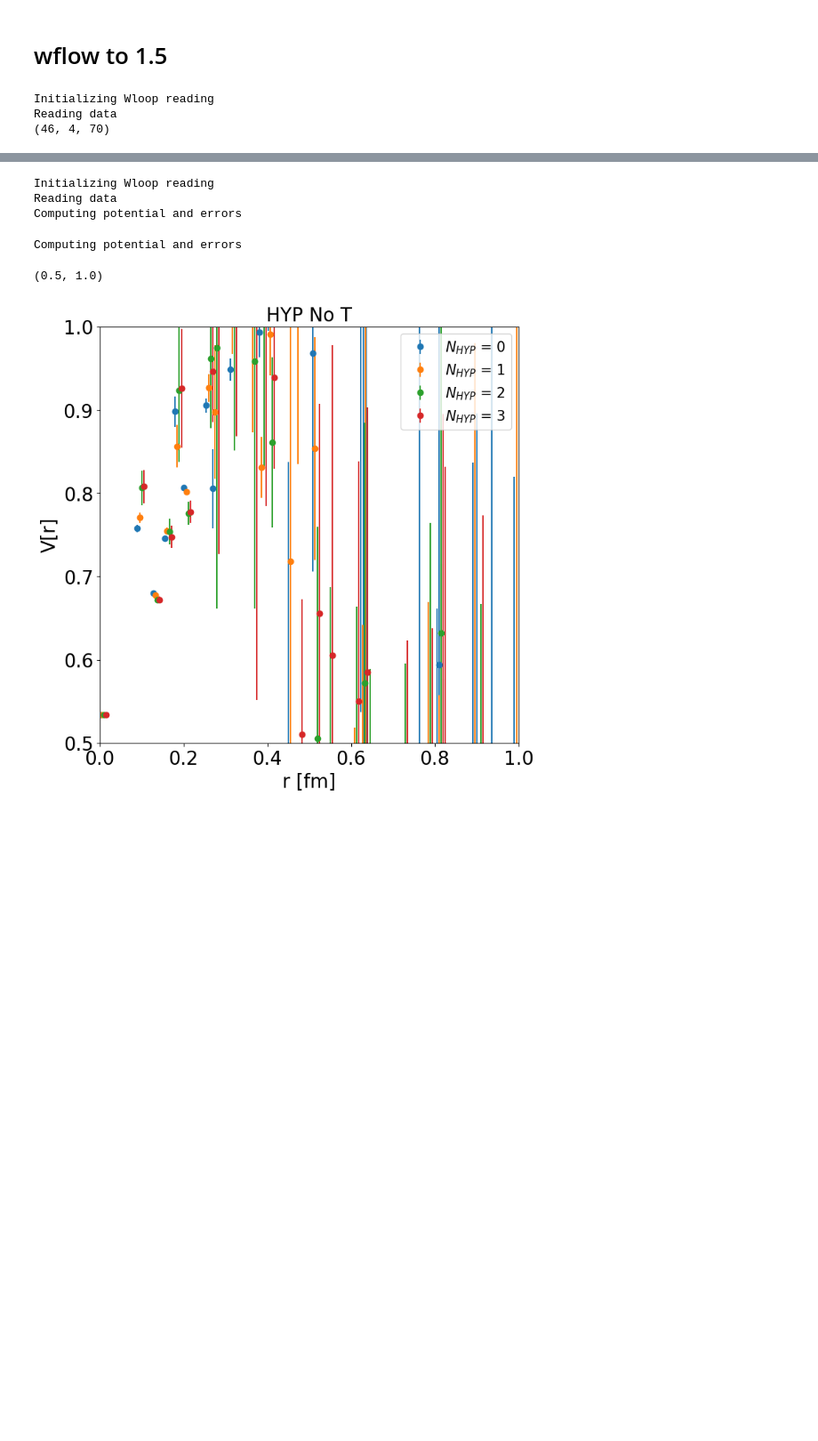
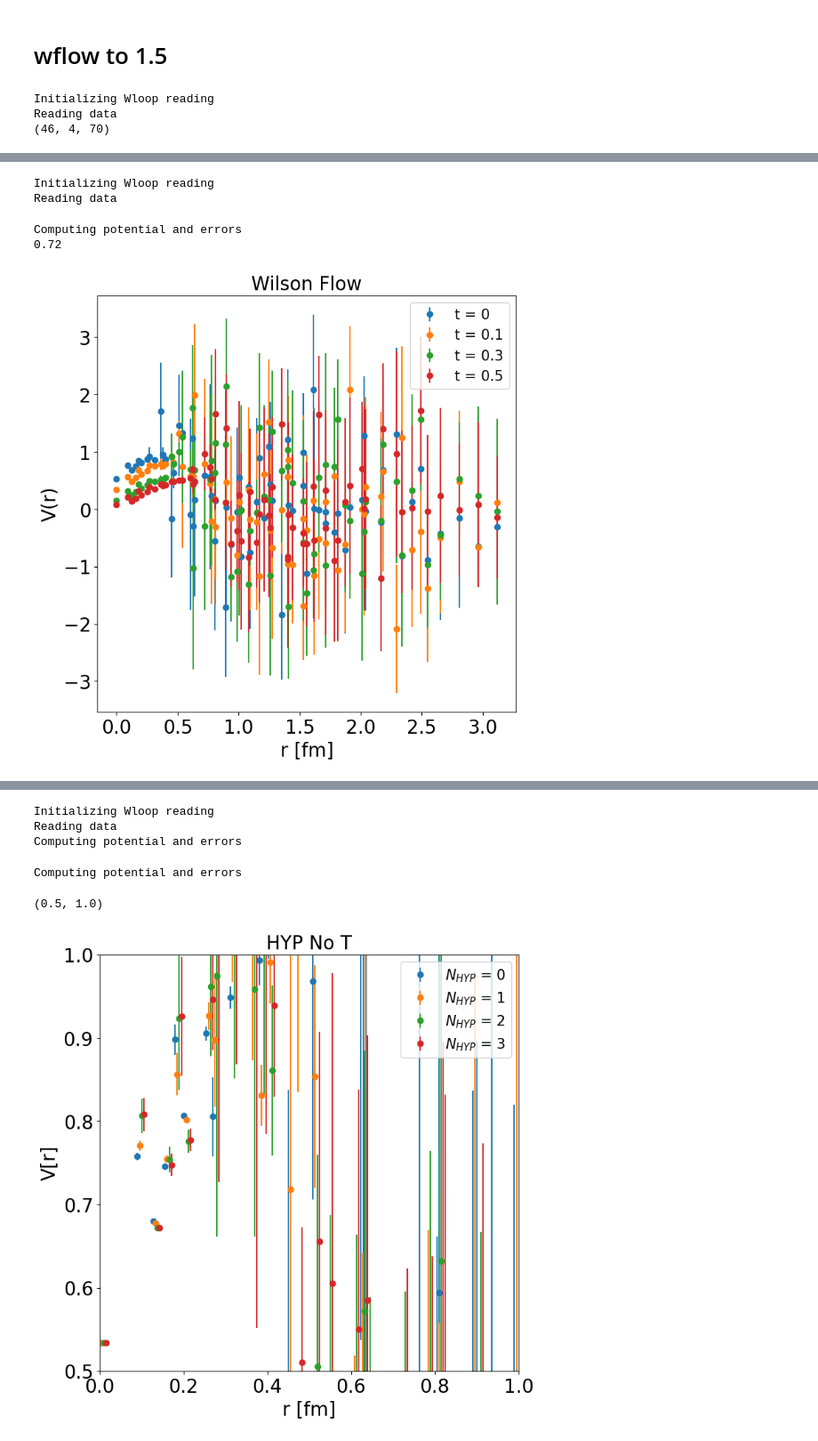
Before and after one commit to brianjiang1572/wloop_analysis, a Jupyter notebook: example.ipynb, the cells around one changed output, grey strips where cells are left out. Shown at 89% size. Drawn from its saved outputs; the diff is of its cells as text; code cells hidden in the pictures; blank space fills up the shorter version.

```diff
--- a/example.ipynb
+++ b/example.ipynb
@@ -53,0 +57,26 @@ plotter.show_legend()
+# %%
+data_path = "/home/lqcd/brian137/chroma_Wloops/gpu/data/wflow_to_0.5_no_t/data/"
+smoothing = [0, 0.1, 0.3, 0.5]
+data = extract_observables.Data_Processing(data_path, start_time = [7, 8, 13, 13])
+data.file1 = 3550
+data.off_axis = True
+data.set_time_diff = False
+data.read_all_files()
+# %% [output]
+Initializing Wloop reading
+Reading data
+# %%
+output = data.find_potential_errors()
+plotter = Plotter(f"Wilson Flow", "r [fm]", "V(r)"); ax = plotter.ax
+
+for i in range(0,4):
+    ax.errorbar(data.r*0.09, output[i][0], yerr = output[i][1], fmt = "o", label = f"t = {smoothing[i]}")
+
+#ax.set_xlim(0, 0.5)
+plotter.show_legend()
+
+print(data.r[20]*0.09)
+# %% [output]
+Computing potential and errors
+0.72
+[figure, added]
```
Also changed, not shown: parts of 6 cells of this notebook, 8 other files.
